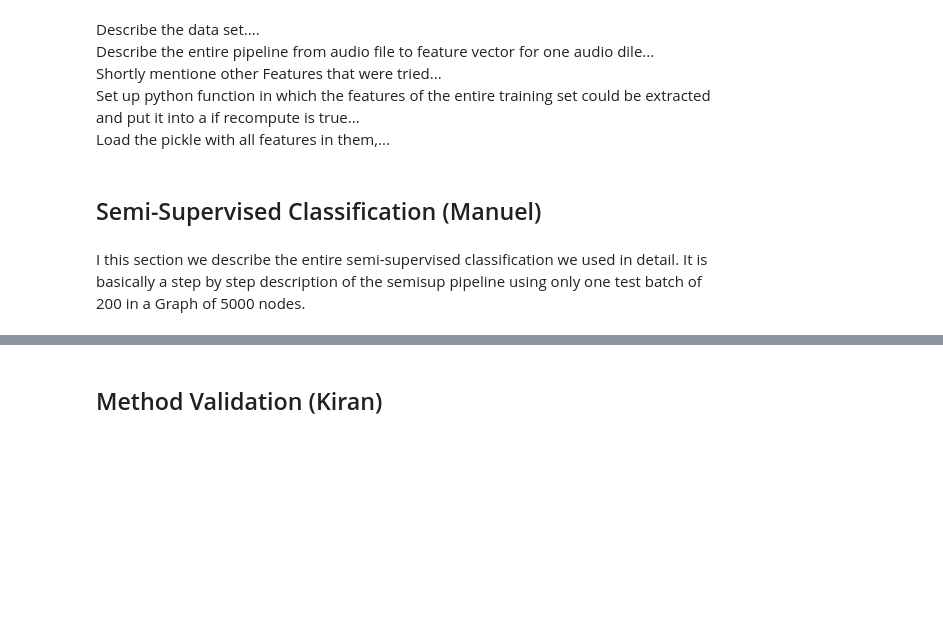
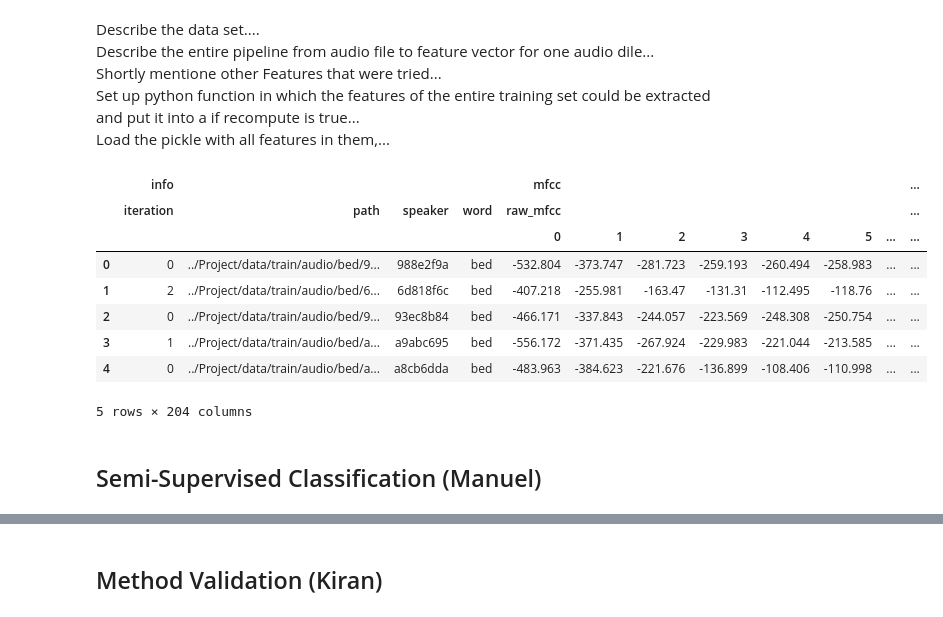
Before and after one commit to adrianlwn/NTDS-Speech-Recognition-Challenge, a Jupyter notebook: SpeechRecognition_main.ipynb, the cells around one changed output, grey strips where cells are left out. Saved outputs shown, nothing was run; the diff lists cells and outputs as text; code cells hidden in the pictures; blank space fills up the shorter version.

```diff
--- a/SpeechRecognition_main.ipynb
+++ b/SpeechRecognition_main.ipynb
@@ -87,8 +87,19 @@ Describe the entire pipeline from audio file to feature vector for one audio dil
 Shortly mentione other Features that were tried...<br>
 Set up python function in which the features of the entire training set could be extracted and put it into a if recompute is true... <br>
 Load the pickle with all features in them,...
+# %%
+# Load features
+features_og = pd.read_pickle('./Features Data/cut_mfccs_all_raw_10_1028_20.pickle')
+features_og.head()
+# %% [output]
+|  | info |  |  |  | mfcc |  |  |  |  |  |  | ... |
+|  | iteration | path | speaker | word | raw_mfcc |  |  |  |  |  |  | ... |
+|  |  |  |  |  | 0 | 1 | 2 | 3 | 4 | 5 | ... | ... |
+| 0 | 0 | ../Project/data/train/audio/bed/9... | 988e2f9a | bed | -532.804 | -373.747 | -281.723 | -259.193 | -260.494 | -258.983 | ... | ... |
+| 1 | 2 | ../Project/data/train/audio/bed/6... | 6d818f6c | bed | -407.218 | -255.981 | -163.47 | -131.31 | -112.495 | -118.76 | ... | ... |
+| 2 | 0 | ../Project/data/train/audio/bed/9... | 93ec8b84 | bed | -466.171 | -337.843 | -244.057 | -223.569 | -248.308 | -250.754 | ... | ... |
+| 3 | 1 | ../Project/data/train/audio/bed/a... | a9abc695 | bed | -556.172 | -371.435 | -267.924 | -229.983 | -221.044 | -213.585 | ... | ... |
+| 4 | 0 | ../Project/data/train/audio/bed/a... | a8cb6dda | bed | -483.963 | -384.623 | -221.676 | -136.899 | -108.406 | -110.998 | ... | ... |
+5 rows × 204 columns
 # %% [markdown]
 ## Semi-Supervised Classification (Manuel)
-# %% [markdown]
-I this section we describe the entire semi-supervised classification we used in detail. It is basically a step by step description
-of the semisup pipeline using only one test batch of 200 in a Graph of 5000 nodes. <br>
```
Also changed, not shown: parts of 10 cells of this notebook.
